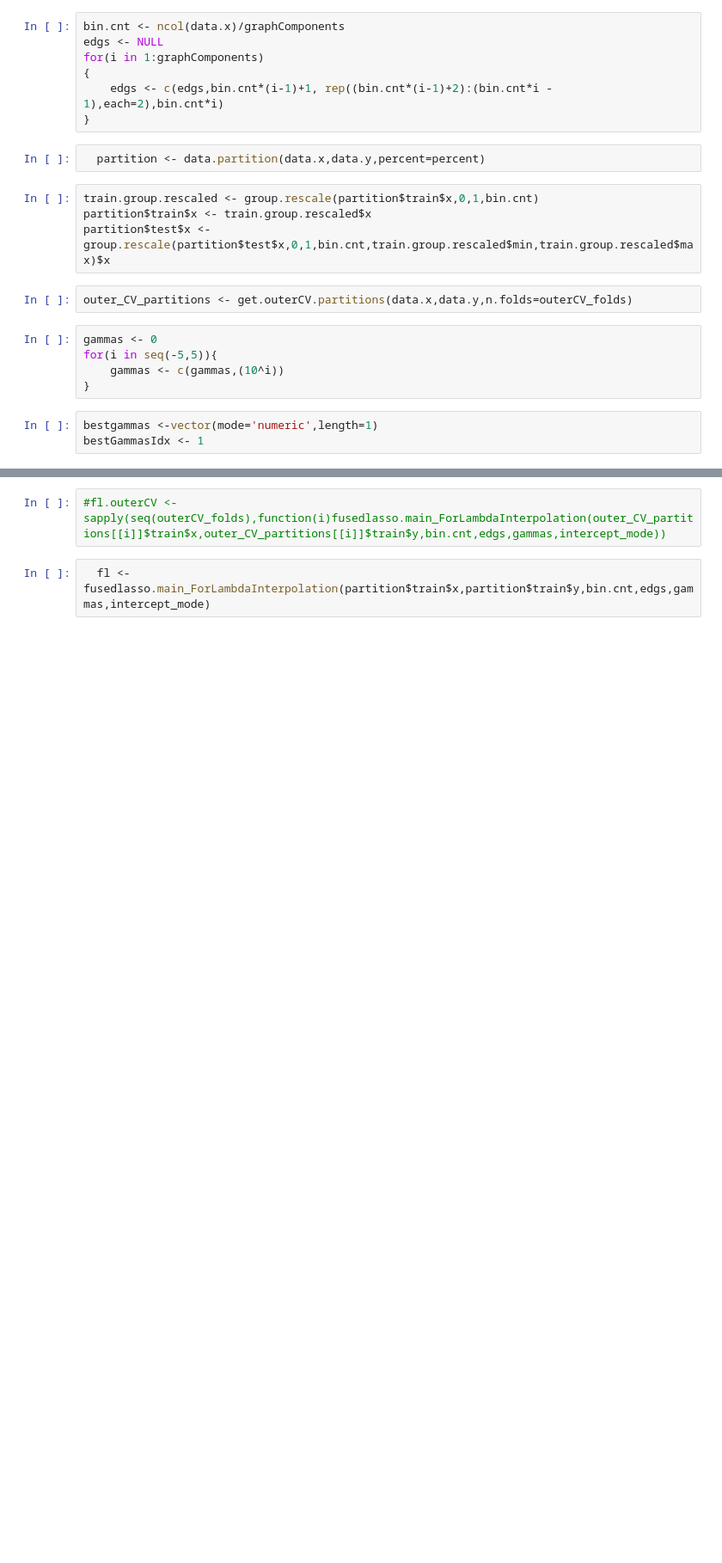
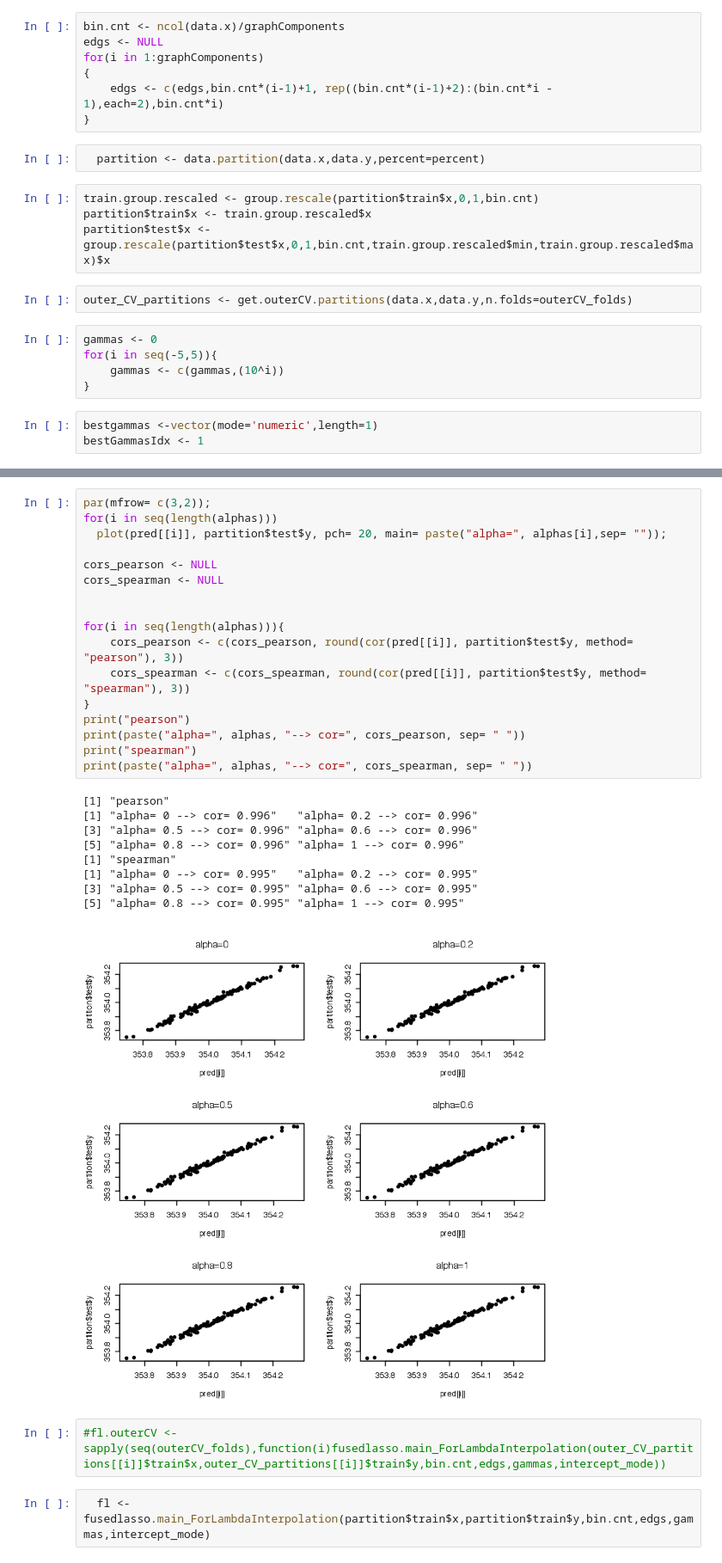
Before and after one commit to fba67/fusedlasso, a Jupyter notebook: simulation/flasso_simulation_3.ipynb, the cells around one changed output, grey strips where cells are left out. Shown: that part at 86% size. Saved outputs shown, nothing was run; the diff lists cells and outputs as text; blank space fills up the shorter version.

```diff
--- a/simulation/flasso_simulation_3.ipynb
+++ b/simulation/flasso_simulation_3.ipynb
@@ -65,3 +95,30 @@ bestGammasIdx <- 1
+# %%
+par(mfrow= c(3,2));
+for(i in seq(length(alphas)))
+  plot(pred[[i]], partition$test$y, pch= 20, main= paste("alpha=", alphas[i],sep= ""));
+
+cors_pearson <- NULL
+cors_spearman <- NULL
+
+
+for(i in seq(length(alphas))){
+    cors_pearson <- c(cors_pearson, round(cor(pred[[i]], partition$test$y, method= "pearson"), 3))
+    cors_spearman <- c(cors_spearman, round(cor(pred[[i]], partition$test$y, method= "spearman"), 3))
+}
+print("pearson")
+print(paste("alpha=", alphas, "--> cor=", cors_pearson, sep= " "))
+print("spearman")
+print(paste("alpha=", alphas, "--> cor=", cors_spearman, sep= " "))
+# %% [output]
+[1] "pearson"
+[1] "alpha= 0 --> cor= 0.996"   "alpha= 0.2 --> cor= 0.996"
+[3] "alpha= 0.5 --> cor= 0.996" "alpha= 0.6 --> cor= 0.996"
+[5] "alpha= 0.8 --> cor= 0.996" "alpha= 1 --> cor= 0.996"
+[1] "spearman"
+[1] "alpha= 0 --> cor= 0.995"   "alpha= 0.2 --> cor= 0.995"
+[3] "alpha= 0.5 --> cor= 0.995" "alpha= 0.6 --> cor= 0.995"
+[5] "alpha= 0.8 --> cor= 0.995" "alpha= 1 --> cor= 0.995"
+[figure, added]
 # %%
 #fl.outerCV <- sapply(seq(outerCV_folds),function(i)fusedlasso.main_ForLambdaInterpolation(outer_CV_partitions[[i]]$train$x,outer_CV_partitions[[i]]$train$y,bin.cnt,edgs,gammas,intercept_mode))
 # %%
```
Also changed, not shown: parts of 12 cells of this notebook, 1 other file.
